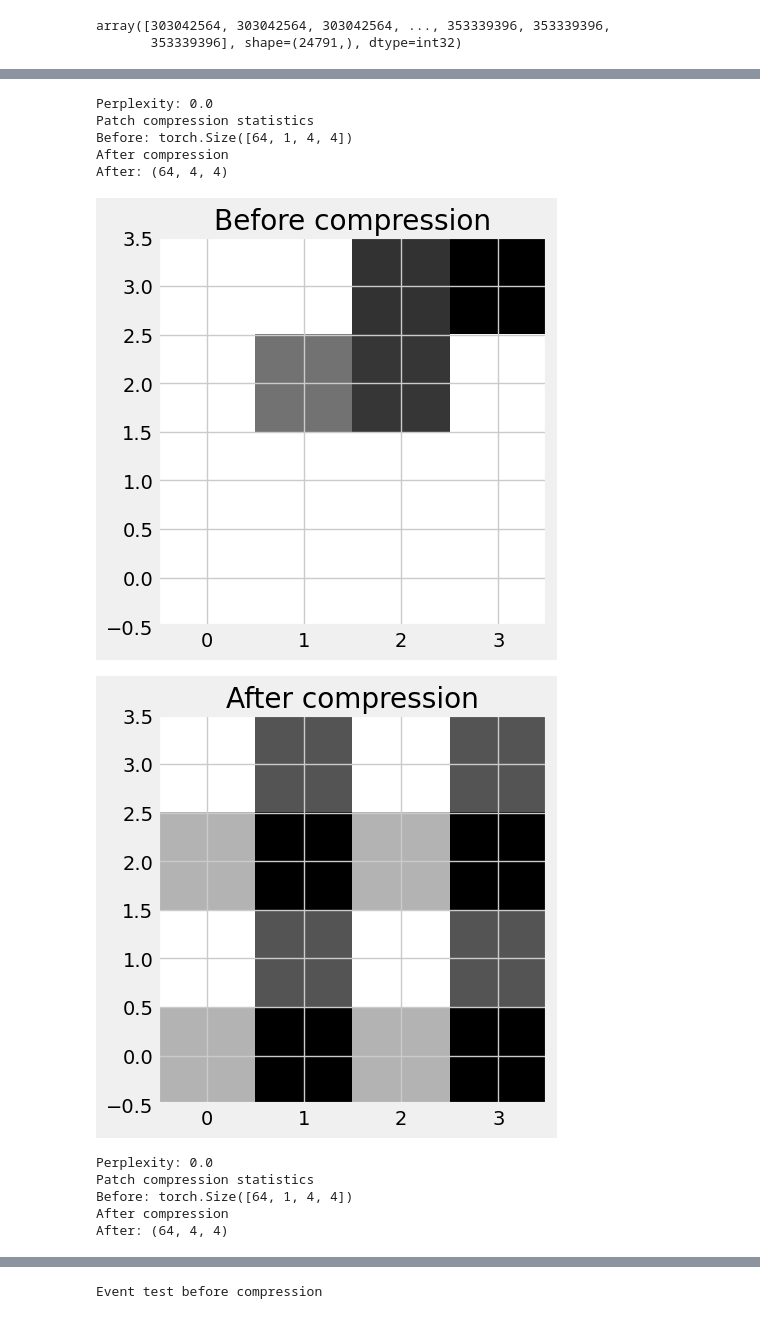
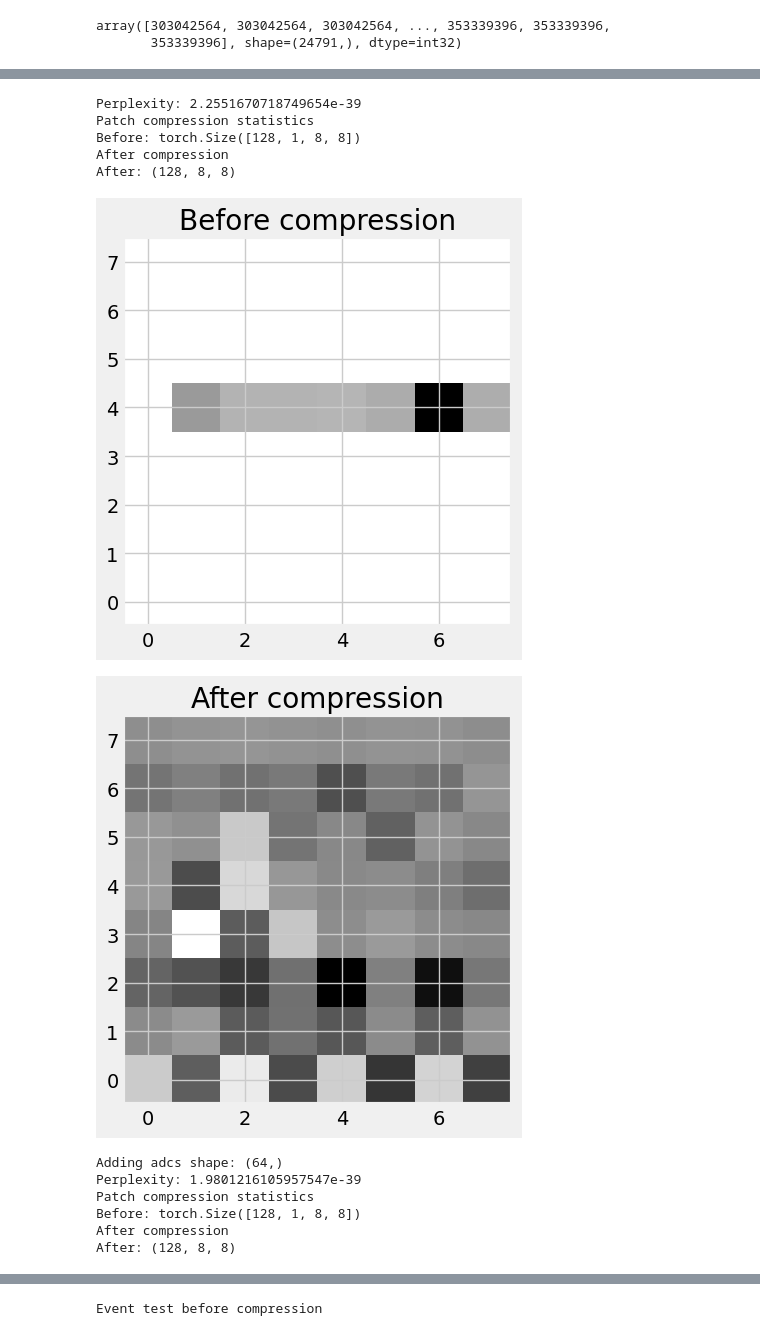
Before and after one commit to pauliusB20/vq-vae-experiments, a Jupyter notebook: cms_particle_hits/main.ipynb, the cells around one changed output, grey strips where cells are left out. Cells and saved outputs as stored; diff of their text form; code cells hidden in the pictures.

```diff
--- a/cms_particle_hits/main.ipynb
+++ b/cms_particle_hits/main.ipynb
@@ -177,8 +176,8 @@ events_test_all = PixelDigiEvent.read_root('/data/cern/pileup_ml/premixlib2024/0
 events_test = events_test_all[:EVENT_COUNT]
 # %%
 # Params
-batch_size = 64
-beta = 0.75 # commitment cost. Makes values more similar to the
+batch_size = 128
+beta = 0.1 # commitment cost. Makes values more similar to the
 
 # TODO: keep this fixed
 # learning_rate = 1e-5
@@ -187,7 +186,7 @@ learning_rate = 1e-5
 # num_epochs = 80
 num_epochs = 80
 channels = 1
-latent_dim = 32
+latent_dim = 64
 num_embeddings = 128  # Number of vectors in the codebook
 # num_residual_hiddens = 3
 # num_residual_layers = 2
@@ -667,7 +651,8 @@ class VQVAE(nn.Module):
 # %%
 model = VQVAE(
     hidden_channels = 4,
-    kernel_size = 2
+    kernel_size = 4,
+    slope = 0.05
 ).to(device)
 # %%
 optimizer = optim.Adam(
@@ -697,9 +682,9 @@ perplexity_values = []
 # num_epochs = 20
 idx_validation = 0
 patch_test_cursor = iter(events_test_loaders[0])
+model.train()
 
 for epoch in range(num_epochs):
-    model.train()
     train_loss = 0
     perplexity_per_epoch = 0
 
@@ -714,7 +699,7 @@ for epoch in range(num_epochs):
         optimizer.zero_grad()
 
         X_adcs = X_adcs.float()
-        X_adcs = X_adcs + 0.01 * torch.randn_like(X_adcs)
+        # X_adcs = X_adcs + 0.01 * torch.randn_like(X_adcs)
         X_adcs = X_adcs.to(device)
 
 
@@ -734,7 +719,7 @@ for epoch in range(num_epochs):
         (
             recon_patch,
             vq_loss,
-            _,
+            perplexity,
             encodings,
             codebooks
         ) = model(
@@ -746,7 +731,7 @@ for epoch in range(num_epochs):
         loss = _get_vq_loss(recon_patch, X_adcs_tr, vq_loss)
         loss.backward()
         train_loss += loss.item()
-
+        perplexity_per_epoch += perplexity.item()
 
         optimizer.step()
 
@@ -759,6 +744,7 @@ for epoch in range(num_epochs):
 
     avg_loss = train_loss / len(train_loader)
     average_loss_values.append(avg_loss)
+    perplexity_values.append(perplexity_per_epoch / len(train_loader))
     print(f'Epoch [{epoch + 1}/{num_epochs}] Average Loss: {avg_loss:.4f}')
 
     if epoch % LOG_EVERY == 0:
@@ -791,8 +777,6 @@ for epoch in range(num_epochs):
                 codebooks
             ) = model(patch_test)
 
-            perplexity_values.append(perplexity.item())
-
             recon_patch_np = _tensor_to_numpy(
                 recon_patch[0]
             )
@@ -865,8 +845,9 @@ print("Compression quality measurements")
 
 with torch.no_grad():
     model = VQVAE(
-        hidden_channels = 3,
-        kernel_size = 2
+        hidden_channels = 4,
+        kernel_size = 4,
+        slope = 0.05
     ).to(device)
     X_test = X_test.permute(1, 0, 2, 3)
     print(X_test.shape)
@@ -1024,6 +1007,7 @@ for (i, event_test_loader) in enumerate(events_test_loaders):
     for (j, event_patch) in enumerate(event_test_loader):
         with torch.no_grad():
             event_patch = event_patch.to(device)
+
             # (
             #     recon_patch,
             #     _,
@@ -1075,7 +1059,8 @@ for (i, event_test_loader) in enumerate(events_test_loaders):
 
             # compression_ratio_values.append(compression_ratio)
 
-            adcs_decoded = recon_patch_np.flatten()
+            adcs_decoded = recon_patch_np[0].flatten()
+            print(f"Adding adcs shape: {adcs_decoded.shape}")
             event_adcs_merged.append(adcs_decoded)
 
     # saving new decompressed
@@ -1097,40 +1082,41 @@ for (i, event_test_loader) in enumerate(events_test_loaders):
         occupancy=X_occupancy
     )
     event_hits = event_patches_to_hits(
         event_patches_decompressed
     )
     decompressed_events.append(event_hits)
 
     print(f"Showing event_id = {event_hits.id_} statistics")
 
     event_codebooks_high = sum([perplexity > T_CODEBOOK for perplexity in perplexity_values])
     event_codebooks_low = sum([perplexity < T_CODEBOOK for perplexity in perplexity_values])
 
     print("-----------")
     print(f"Above limit: {T_CODEBOOK}, codebook count: {event_codebooks_high}")
     print(f"Lower limit: {T_CODEBOOK}, codebook count: {event_codebooks_low}")
 
     print(f"Showing decompressed vs original patches ssim:")
 
     identical_count = sum(list(map(lambda x: x > T_IDENTICAL, ssim_values)))
     similar_count = sum(list(map(lambda x: x > T_SIMILAR and x < T_IDENTICAL, ssim_values)))
     dissimilar_count = sum(list(map(lambda x: x < T_DISSIMILAR, ssim_values)))
 
     print("-----------")
     print(f"Identical patches: {identical_count}")
     print(f"Similar patches: {similar_count}")
     print(f"Dissimilar patches: {dissimilar_count}")
     print("-----------")
 # %% [output]
-Perplexity: 0.0
+Perplexity: 2.2551670718749654e-39
 Patch compression statistics
-Before: torch.Size([64, 1, 4, 4])
+Before: torch.Size([128, 1, 8, 8])
 After compression
-After: (64, 4, 4)
+After: (128, 8, 8)
-[figure, old version]
+[figure, new version]
-[figure, old version]
+[figure, new version]
-Perplexity: 0.0
+Adding adcs shape: (64,)
+Perplexity: 1.9801216105957547e-39
 Patch compression statistics
-Before: torch.Size([64, 1, 4, 4])
+Before: torch.Size([128, 1, 8, 8])
 After compression
-After: (64, 4, 4)
+After: (128, 8, 8)
```
Also changed, not shown: parts of 26 cells of this notebook.
